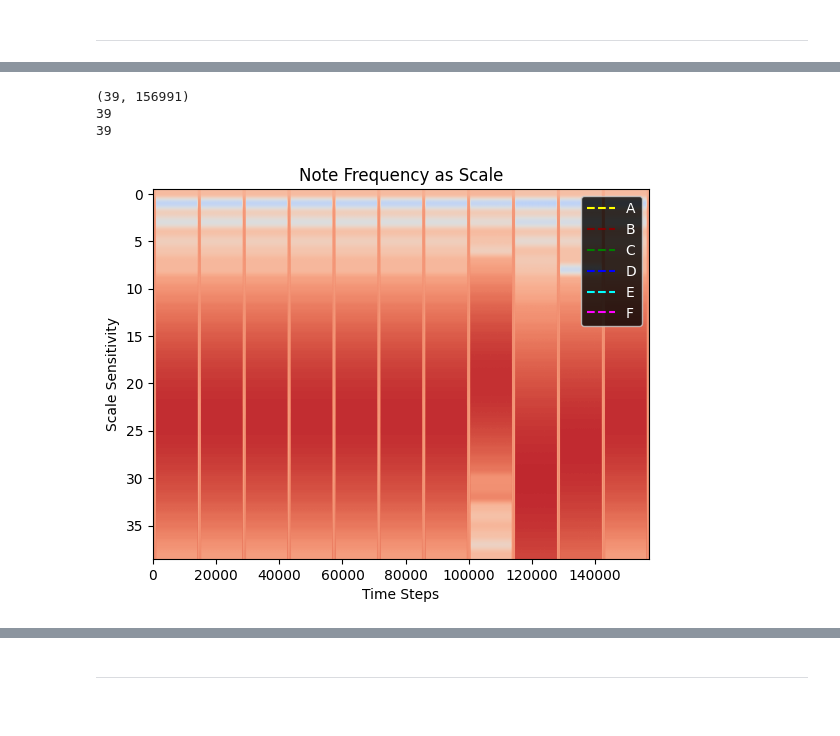
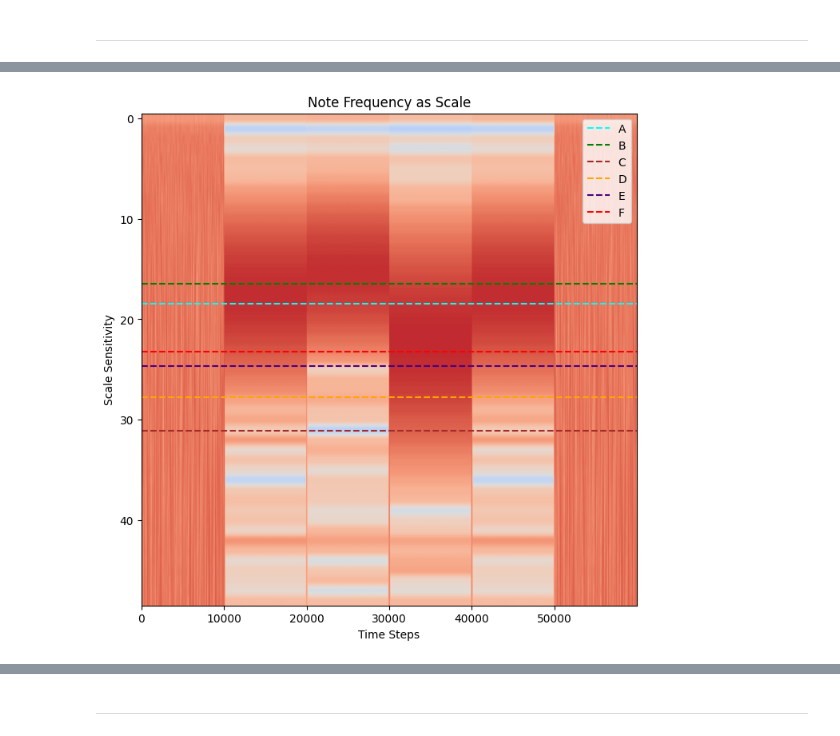
Before and after one commit to ProjectPythia/wavelet-cookbook, a Jupyter notebook: notebooks/example-workflows/spy-keypad.ipynb, the cells around one changed output, grey strips where cells are left out. Saved outputs shown, nothing was run; the diff lists cells and outputs as text; code cells hidden in the pictures.

```diff
--- a/notebooks/example-workflows/spy-keypad.ipynb
+++ b/notebooks/example-workflows/spy-keypad.ipynb
@@ -65,10 +47,5 @@ F note 350 hz
 # %%
-# Extract audio .wav file
-import scipy.io.wavfile
-sampleRate, signalData = scipy.io.wavfile.read('../data/jingle_bells.wav')
-
-# Amplitude determines the volume of thes ound
-# Frequency determines the chord
+sampleRate, signalData = wavfile.read('../data/mystery_signal.wav')
 
 duration = len(signalData) / sampleRate
 time = np.arange(0, duration, 1/sampleRate)
@@ -136,29 +131,30 @@ y-axis be default is: 39
 # %%
-# to convert HZ frequency to a scale = hz *.0001 (where 0.01  # 100 Hz sampling) then frequency2scale
-# note frequency in hz
-plt.axhline(y=440, color='yellow', linestyle='--', label='A')
-plt.axhline(y=494, color="maroon", linestyle='--', label='B')
-plt.axhline(y=261, color='green', linestyle='--', label='C')
-plt.axhline(y=293, color='blue', linestyle='--', label='D')
-plt.axhline(y=330, color='cyan', linestyle='--', label='E')
-plt.axhline(y=350, color='fuchsia', linestyle='--', label='F')
+fig, ax = plt.subplots(figsize=(8, 8))
 
-plt.style.use('dark_background')
+# Overlay frequency of notes as dotted lines
+sample_rate = 1/sampleRate
+a_freq = pywt.frequency2scale(wavelet_mother, 440*sample_rate)
+plt.axhline(y=a_freq, color='cyan', linestyle='--', label='A')
+b_freq = pywt.frequency2scale(wavelet_mother, 494*sample_rate)
+plt.axhline(y=b_freq, color="green", linestyle='--', label='B')
+c_freq = pywt.frequency2scale(wavelet_mother, 261*sample_rate)
+plt.axhline(y=c_freq, color='brown', linestyle='--', label='C')
+d_freq = pywt.frequency2scale(wavelet_mother, 293*sample_rate)
+plt.axhline(y=d_freq, color='orange', linestyle='--', label='D')
+e_freq = pywt.frequency2scale(wavelet_mother, 330*sample_rate)
+plt.axhline(y=e_freq, color='indigo', linestyle='--', label='E')
+f_freq = pywt.frequency2scale(wavelet_mother, 350*sample_rate)
+plt.axhline(y=f_freq, color='red', linestyle='--', label='F')
+
+# Plot Power scalogram
 power = np.log2(np.square(abs(wavelet_coeffs))) # compare the magntiude
-print(power.shape)
-print(len(power[:,0]))
-print(len(power[:,1]))
-
 plt.title("Note Frequency as Scale")
 plt.xlabel("Time Steps")
 plt.ylabel("Scale Sensitivity")
 plt.imshow(power,
            vmax=(power).max(), vmin=(power).min(),
            cmap="coolwarm", aspect="auto")
 plt.legend()
 plt.show()
 # %% [output]
-(39, 156991)
-39
-39
-[figure, old version]
+[figure, new version]
```
Also changed, not shown: parts of 28 cells of this notebook, 2 other files.
